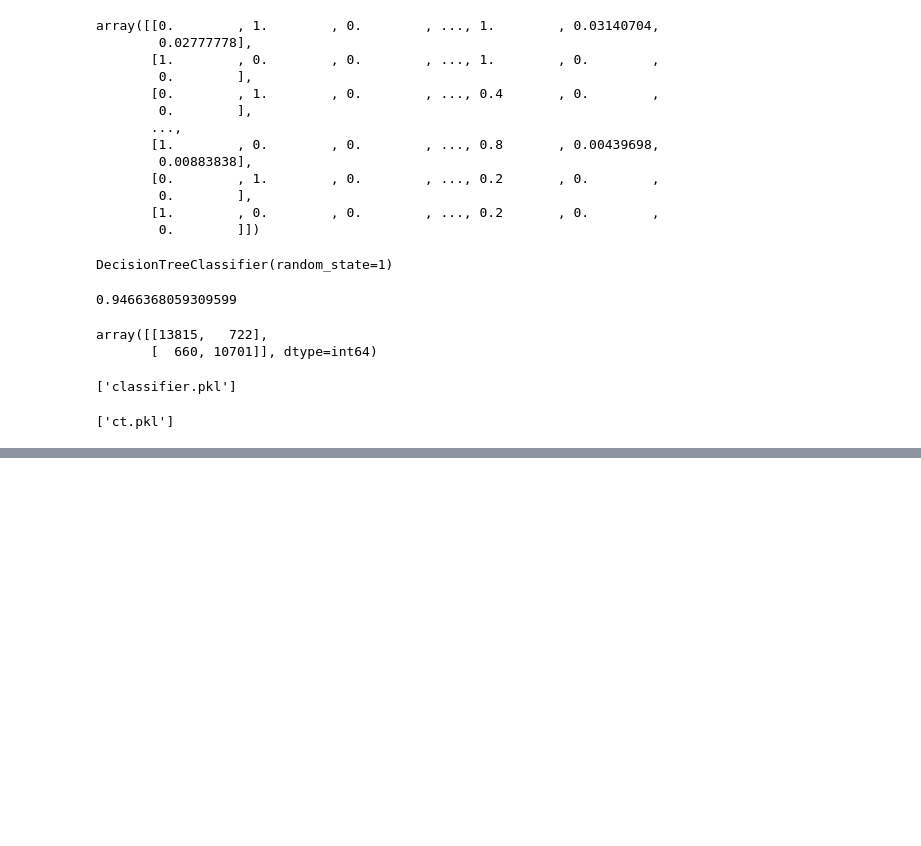
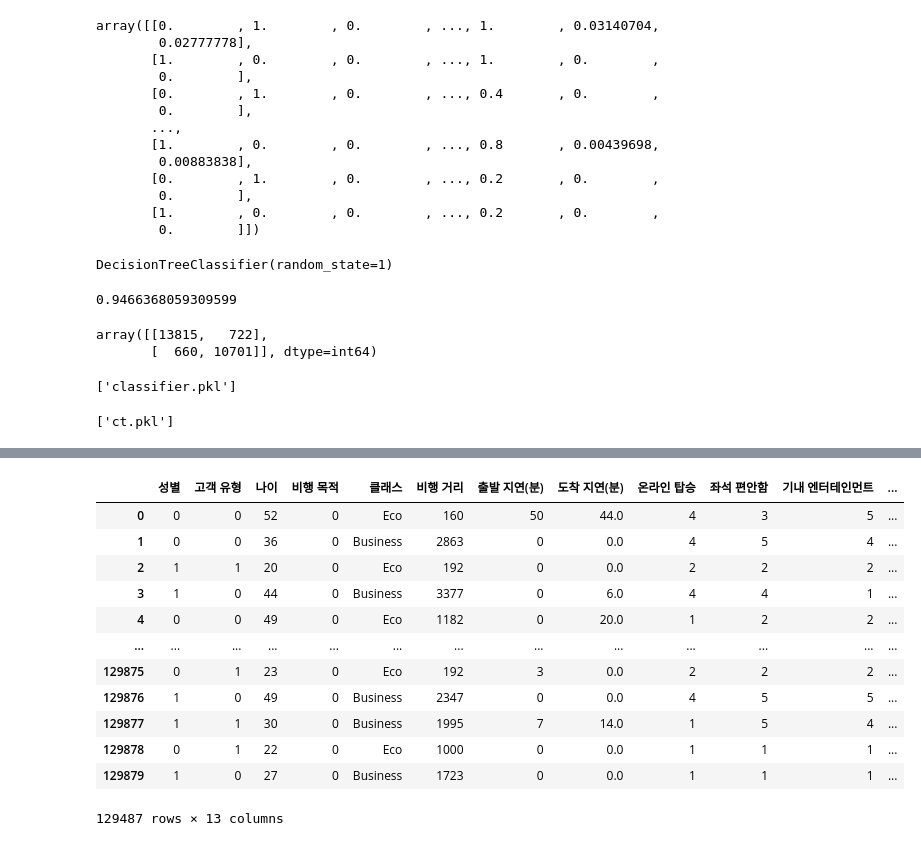
Before and after one commit to GoEnding/Airline-Satisfaction, a Jupyter notebook: air_dir.ipynb, the cells around one changed output, grey strips where cells are left out. Drawn from its saved outputs; the diff is of its cells as text; code cells hidden in the pictures; blank space fills up the shorter version.

```diff
--- a/air_dir.ipynb
+++ b/air_dir.ipynb
@@ -275,0 +316,3 @@ joblib.dump(ct,'ct.pkl')
+# %%
+X1 = df4
+X1['성별']
@@ -275,0 +332,22 @@ joblib.dump(ct,'ct.pkl')
+# %%
+X1['성별'] =encoder.fit_transform(X1['성별'])
+# %%
+X1['고객 유형'] = encoder.fit_transform(X1['고객 유형'])
+# %%
+X1['비행 목적'] = encoder.fit_transform(X1['비행 목적'])
+# %%
+X1
+# %% [output]
+|  | 성별 | 고객 유형 | 나이 | 비행 목적 | 클래스 | 비행 거리 | 출발 지연(분) | 도착 지연(분) | 온라인 탑승 | 좌석 편안함 | 기내 엔터테인먼트 | ... |
+| 0 | 0 | 0 | 52 | 0 | Eco | 160 | 50 | 44.0 | 4 | 3 | 5 | ... |
+| 1 | 0 | 0 | 36 | 0 | Business | 2863 | 0 | 0.0 | 4 | 5 | 4 | ... |
+| 2 | 1 | 1 | 20 | 0 | Eco | 192 | 0 | 0.0 | 2 | 2 | 2 | ... |
+| 3 | 1 | 0 | 44 | 0 | Business | 3377 | 0 | 6.0 | 4 | 4 | 1 | ... |
+| 4 | 0 | 0 | 49 | 0 | Eco | 1182 | 0 | 20.0 | 1 | 2 | 2 | ... |
+| ... | ... | ... | ... | ... | ... | ... | ... | ... | ... | ... | ... | ... |
+| 129875 | 0 | 1 | 23 | 0 | Eco | 192 | 3 | 0.0 | 2 | 2 | 2 | ... |
+| 129876 | 1 | 0 | 49 | 0 | Business | 2347 | 0 | 0.0 | 4 | 5 | 5 | ... |
+| 129877 | 1 | 1 | 30 | 0 | Business | 1995 | 7 | 14.0 | 1 | 5 | 4 | ... |
+| 129878 | 0 | 1 | 22 | 0 | Eco | 1000 | 0 | 0.0 | 1 | 1 | 1 | ... |
+| 129879 | 1 | 0 | 27 | 0 | Business | 1723 | 0 | 0.0 | 1 | 1 | 1 | ... |
+129487 rows × 13 columns
```
Also changed, not shown: parts of 29 cells of this notebook, 15 other files.
